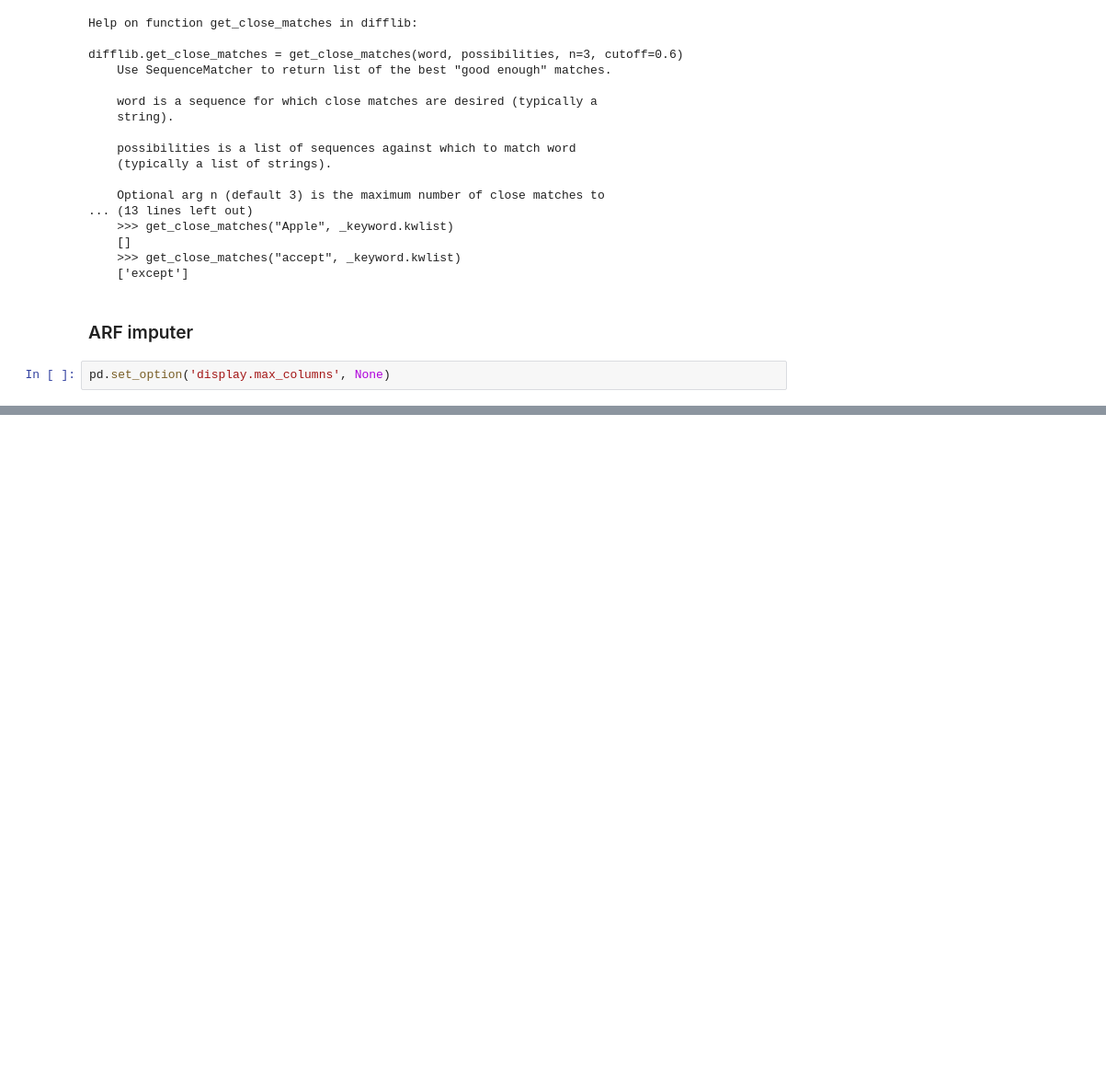
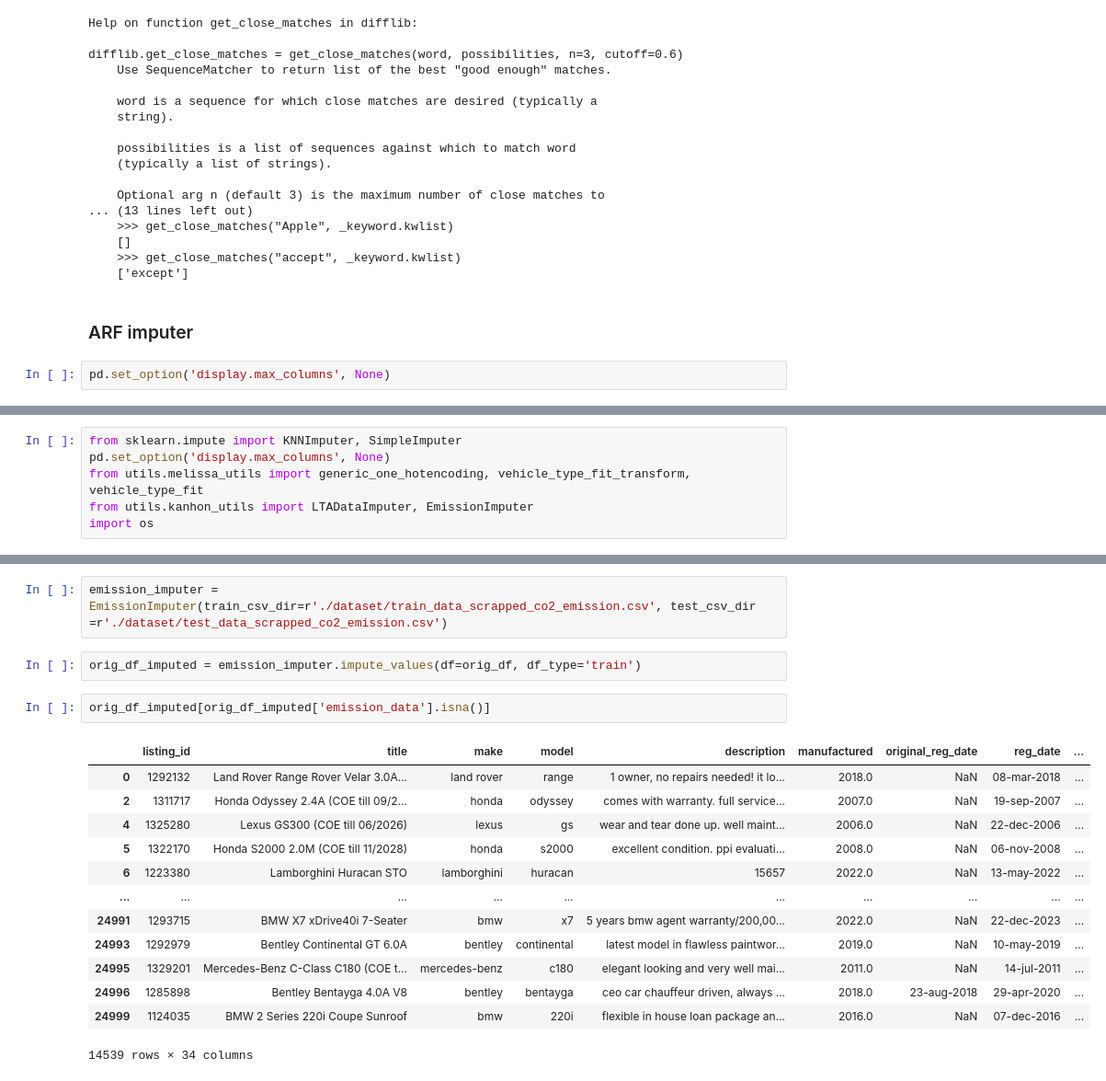
Before and after one commit to melloo21/CS5228_project, a Jupyter notebook: EDA_2.ipynb, the cells around one changed output, grey strips where cells are left out. Shown at 92% size. Cells and saved outputs as stored; diff of their text form; blank space fills up the shorter version.

```diff
--- a/EDA_2.ipynb
+++ b/EDA_2.ipynb
@@ -967,0 +957,6 @@ The ARF for OMV of $285373.0 and registration date 2023-01-15 00:00:00 is $56782
+# %%
+from sklearn.impute import KNNImputer, SimpleImputer
+pd.set_option('display.max_columns', None)
+from utils.melissa_utils import generic_one_hotencoding, vehicle_type_fit_transform, vehicle_type_fit
+from utils.kanhon_utils import LTADataImputer, EmissionImputer
+import os
@@ -967,0 +1104,20 @@ The ARF for OMV of $285373.0 and registration date 2023-01-15 00:00:00 is $56782
+# %%
+emission_imputer = EmissionImputer(train_csv_dir=r'./dataset/train_data_scrapped_co2_emission.csv', test_csv_dir =r'./dataset/test_data_scrapped_co2_emission.csv')
+# %%
+orig_df_imputed = emission_imputer.impute_values(df=orig_df, df_type='train')
+# %%
+orig_df_imputed[orig_df_imputed['emission_data'].isna()]
+# %% [output]
+|  | listing_id | title | make | model | description | manufactured | original_reg_date | reg_date | ... |
+| 0 | 1292132 | Land Rover Range Rover Velar 3.0A... | land rover | range | 1 owner, no repairs needed! it lo... | 2018.0 | NaN | 08-mar-2018 | ... |
+| 2 | 1311717 | Honda Odyssey 2.4A (COE till 09/2... | honda | odyssey | comes with warranty. full service... | 2007.0 | NaN | 19-sep-2007 | ... |
+| 4 | 1325280 | Lexus GS300 (COE till 06/2026) | lexus | gs | wear and tear done up. well maint... | 2006.0 | NaN | 22-dec-2006 | ... |
+| 5 | 1322170 | Honda S2000 2.0M (COE till 11/2028) | honda | s2000 | excellent condition. ppi evaluati... | 2008.0 | NaN | 06-nov-2008 | ... |
+| 6 | 1223380 | Lamborghini Huracan STO | lamborghini | huracan | 15657 | 2022.0 | NaN | 13-may-2022 | ... |
+| ... | ... | ... | ... | ... | ... | ... | ... | ... | ... |
+| 24991 | 1293715 | BMW X7 xDrive40i 7-Seater | bmw | x7 | 5 years bmw agent warranty/200,00... | 2022.0 | NaN | 22-dec-2023 | ... |
+| 24993 | 1292979 | Bentley Continental GT 6.0A | bentley | continental | latest model in flawless paintwor... | 2019.0 | NaN | 10-may-2019 | ... |
+| 24995 | 1329201 | Mercedes-Benz C-Class C180 (COE t... | mercedes-benz | c180 | elegant looking and very well mai... | 2011.0 | NaN | 14-jul-2011 | ... |
+| 24996 | 1285898 | Bentley Bentayga 4.0A V8 | bentley | bentayga | ceo car chauffeur driven, always ... | 2018.0 | 23-aug-2018 | 29-apr-2020 | ... |
+| 24999 | 1124035 | BMW 2 Series 220i Coupe Sunroof | bmw | 220i | flexible in house loan package an... | 2016.0 | NaN | 07-dec-2016 | ... |
+14539 rows × 34 columns
```
Also changed, not shown: parts of 20 cells of this notebook, 4 other files.
